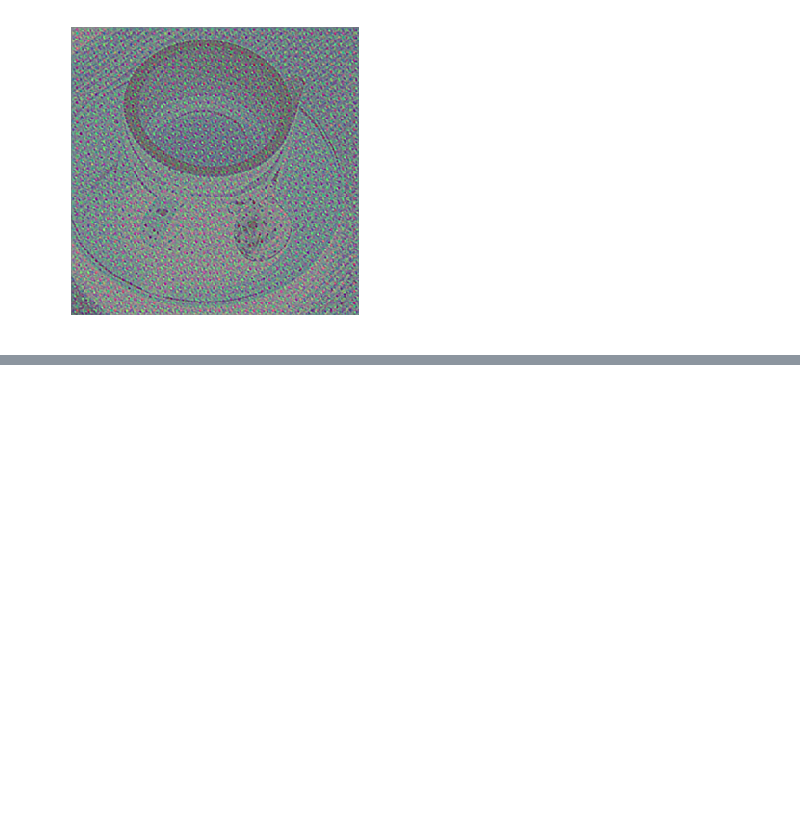
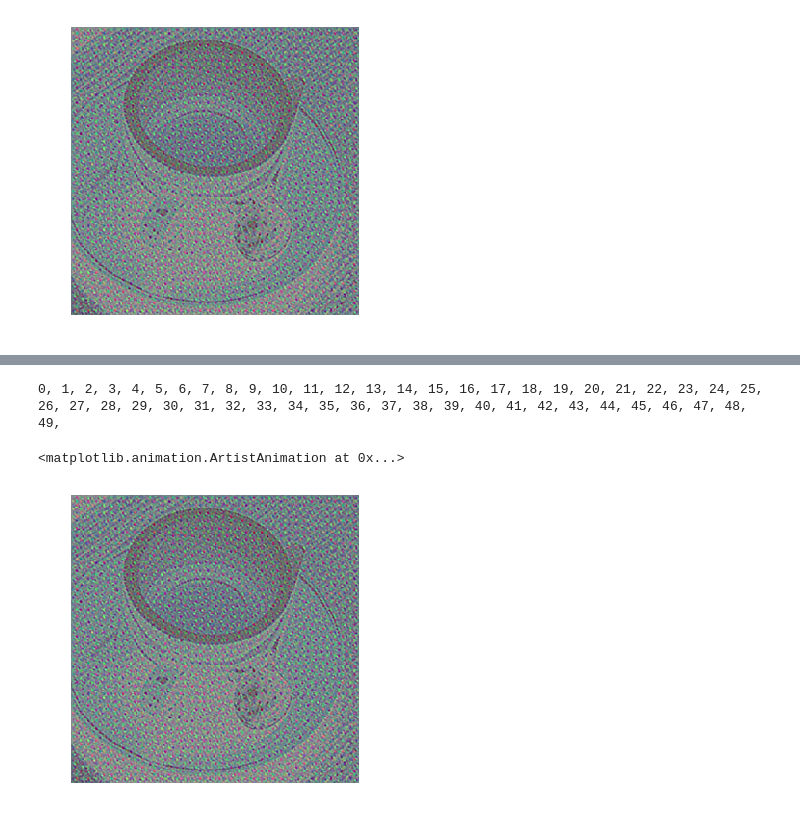
Before and after one commit to jaynilpatel/deep-dream, a Jupyter notebook: dreaming.ipynb, the cells around one changed output, grey strips where cells are left out. Drawn from its saved outputs; the diff is of its cells as text; code cells hidden in the pictures; blank space fills up the shorter version.

Commit message:
adds simple-max-neuron

```diff
--- a/dreaming.ipynb
+++ b/dreaming.ipynb
@@ -94,0 +104,20 @@ gif.build_gif(imgs, saveto='1-simple-mean_layer.gif')
+# %%
+img_copy = img_4d.copy()
+imgs= []
+for itr in range(n_iterations):
+    print(itr, end=', ')
+    #calculate the gradient of the layer we chose with respect to the input image.
+    this_res = sess.run(gradient[0], feed_dict={x: img_copy})[0]
+    #normalize image
+    this_res =  this_res/ (np.max(np.abs(this_res)) + 1e-8)
+    #add it back to the input image
+    img_copy = img_copy + this_res * step
+
+    if itr % gif_step == 0:
+        imgs.append(normalize(img_copy[0]))
+
+gif.build_gif(imgs, saveto='1-simple-max_neuron.gif')
+# %% [output]
+0, 1, 2, 3, 4, 5, 6, 7, 8, 9, 10, 11, 12, 13, 14, 15, 16, 17, 18, 19, 20, 21, 22, 23, 24, 25, 26, 27, 28, 29, 30, 31, 32, 33, 34, 35, 36, 37, 38, 39, 40, 41, 42, 43, 44, 45, 46, 47, 48, 49,
+<matplotlib.animation.ArtistAnimation at 0x...>
+[figure, added]
```
Also changed, not shown: parts of 4 cells of this notebook, 2 other files.
